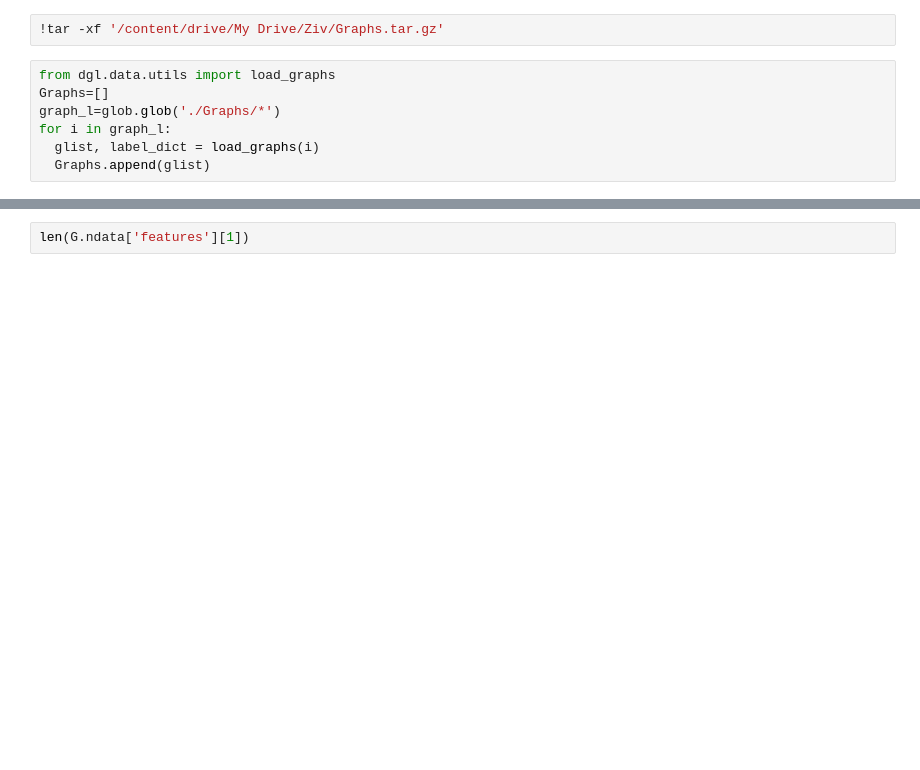
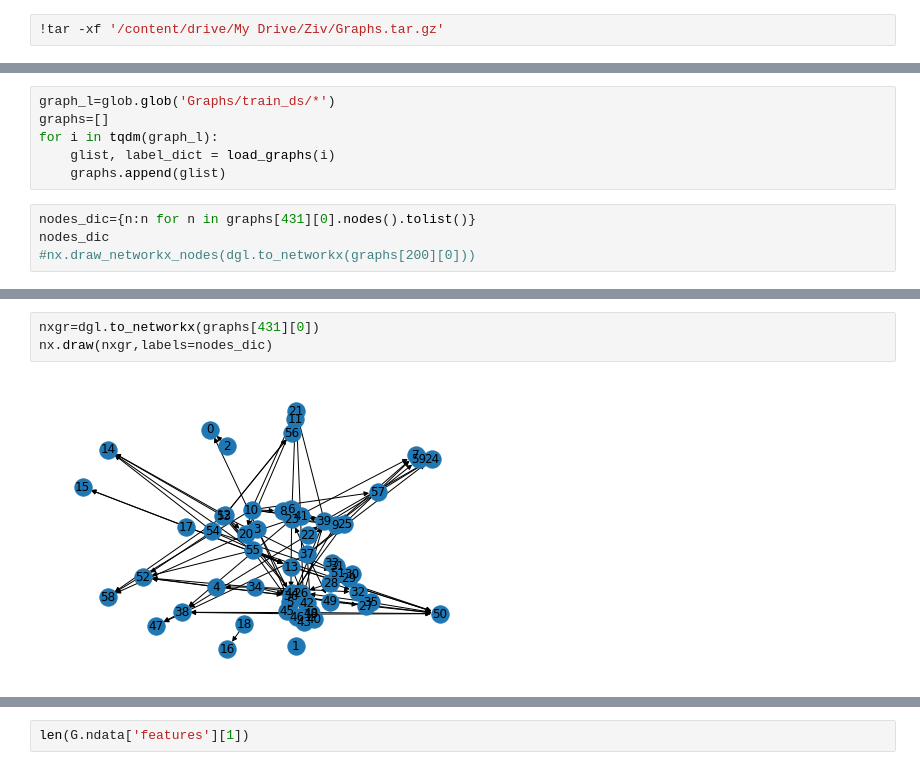
Before and after one commit to LucasCRK/DL_project, a Jupyter notebook: DL_Project.ipynb, the cells around one changed output, grey strips where cells are left out. Drawn from its saved outputs; the diff is of its cells as text; blank space fills up the shorter version.

```diff
--- a/DL_Project.ipynb
+++ b/DL_Project.ipynb
@@ -83,9 +83,2 @@ Archive:  /content/drive/My Drive/Ziv/courses/ML/DL_project/json-20200813T133030
 # %%
 !tar -xf '/content/drive/My Drive/Ziv/Graphs.tar.gz'
-# %%
-from dgl.data.utils import load_graphs
-Graphs=[]
-graph_l=glob.glob('./Graphs/*')
-for i in graph_l:
-  glist, label_dict = load_graphs(i)
-  Graphs.append(glist)
@@ -142,0 +95,10 @@ len(a[0].ndata)
+# %%
+graph_l=glob.glob('Graphs/train_ds/*')
+graphs=[]
+for i in tqdm(graph_l):
+    glist, label_dict = load_graphs(i)
+    graphs.append(glist)
+# %%
+nodes_dic={n:n for n in graphs[431][0].nodes().tolist()}
+nodes_dic
+#nx.draw_networkx_nodes(dgl.to_networkx(graphs[200][0]))
@@ -142,0 +123,5 @@ len(a[0].ndata)
+# %%
+nxgr=dgl.to_networkx(graphs[431][0])
+nx.draw(nxgr,labels=nodes_dic)
+# %% [output]
+[figure, added]
```
Also changed, not shown: parts of 32 cells of this notebook.
